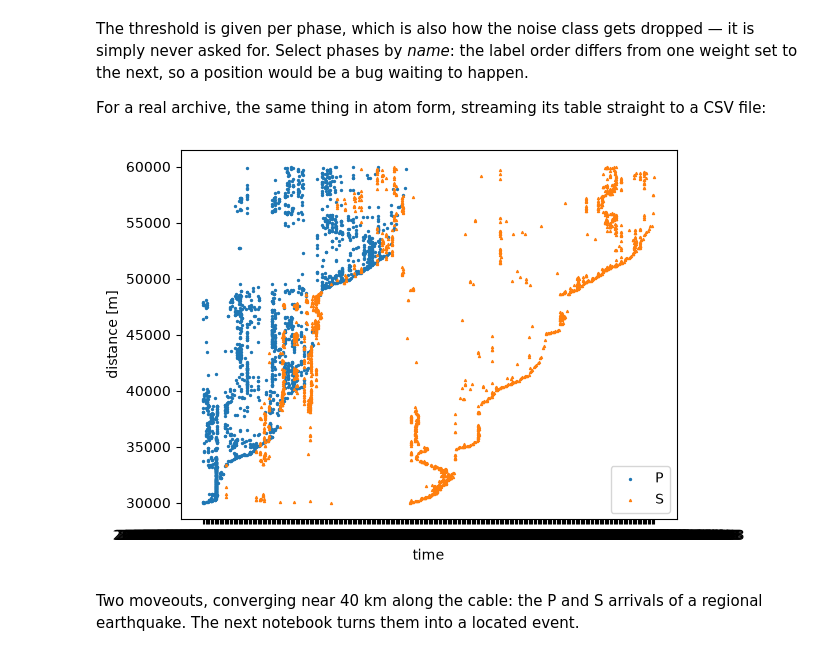
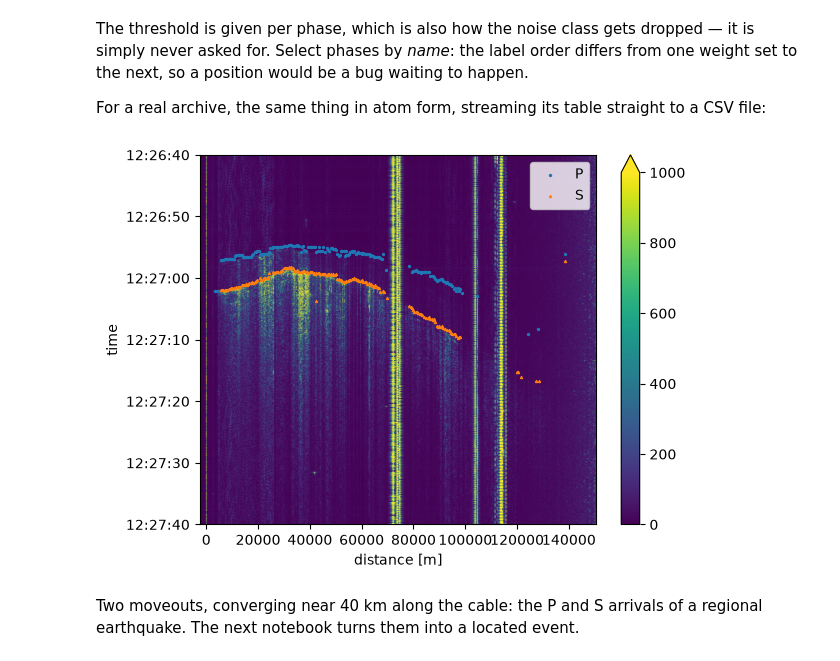
Before and after one commit to xdas-dev/tutorials, a Jupyter notebook: 03_massive_atomic_processing.ipynb, the cells around one changed output. Saved outputs shown, nothing was run; the diff lists cells and outputs as text; code cells hidden in the pictures.

```diff
--- a/03_massive_atomic_processing.ipynb
+++ b/03_massive_atomic_processing.ipynb
@@ -19,11 +19,9 @@ import xdas.atoms as xa
 Say you tried this on a small window and liked the result:
 # %%
 da = xd.open("outputs/event.nc")
-dx = xd.get_sampling_interval(da, "distance")
-
 
 def process(da):
-    da = xd.decimate(da, 1 / (2 * dx), dim="distance")
+    da = xd.resample(da, interval=250, snap=True, dim="distance")
     da = xd.filter(da, (1.0, None), ftype="iir", order=4, dim="time")
     return np.abs(da)
 
@@ -156,9 +155,5 @@ model.labels  # noise, P, S
 'NPS'
 # %%
 da = xd.open("outputs/singlecable.nc")
-da = da.sel(time=slice("2023-11-03T12:26:00", "2023-11-03T12:28:00"))
-da = da.sel(distance=slice(30_000, 60_000))
-
-picks = xd.pick(da, model, thresh={"P": 0.3, "S": 0.3}, device="cpu")
-picks
+da
 # %% [output]
@@ -188,21 +175,26 @@ to a CSV file:
+# %%
+pipeline = (
+    xd.resample(..., interval=500, snap=True, dim="distance")
+    >> xd.pick(..., model, thresh={"P": 0.3, "S": 0.3}, device="cpu", dim="time")
+)
 # %%
-from xdas.atoms import Picker
-
-picker = Picker(model, thresh={"P": 0.3, "S": 0.3}, device="cpu")
-picks = picker.process(da, out="outputs/picks.csv", chunks={"time": 3750})
+picks = pipeline.process(da, out="outputs/picks.csv", chunks={"time": 3750})
 # %%
 import matplotlib.pyplot as plt
 
+monolithic.plot(vmin=0, vmax=1e3, interpolation="antialiased")
+
 for phase, marker in [("P", "o"), ("S", "^")]:
     sub = picks[picks["phase"] == phase]
-    plt.scatter(sub["time"], sub["distance"], s=2, marker=marker, label=phase)
+    plt.scatter(sub["distance"], sub["time"], s=2, marker=marker, label=phase)
 
 plt.legend()
-plt.xlabel("time")
-plt.ylabel("distance [m]")
+plt.ylim(np.datetime64("2023-11-03T12:27:40"), np.datetime64("2023-11-03T12:26:40"))
+plt.xlabel("distance [m]")
+plt.ylabel("time")
 plt.show()
 # %% [output]
-[figure, old version]
+[figure, new version]
 # %% [markdown]
 Two moveouts, converging near 40 km along the cable: the P and S arrivals of
 a regional earthquake. The next notebook turns them into a located event.
```
Also changed, not shown: parts of 12 cells of this notebook, 7 other files.
